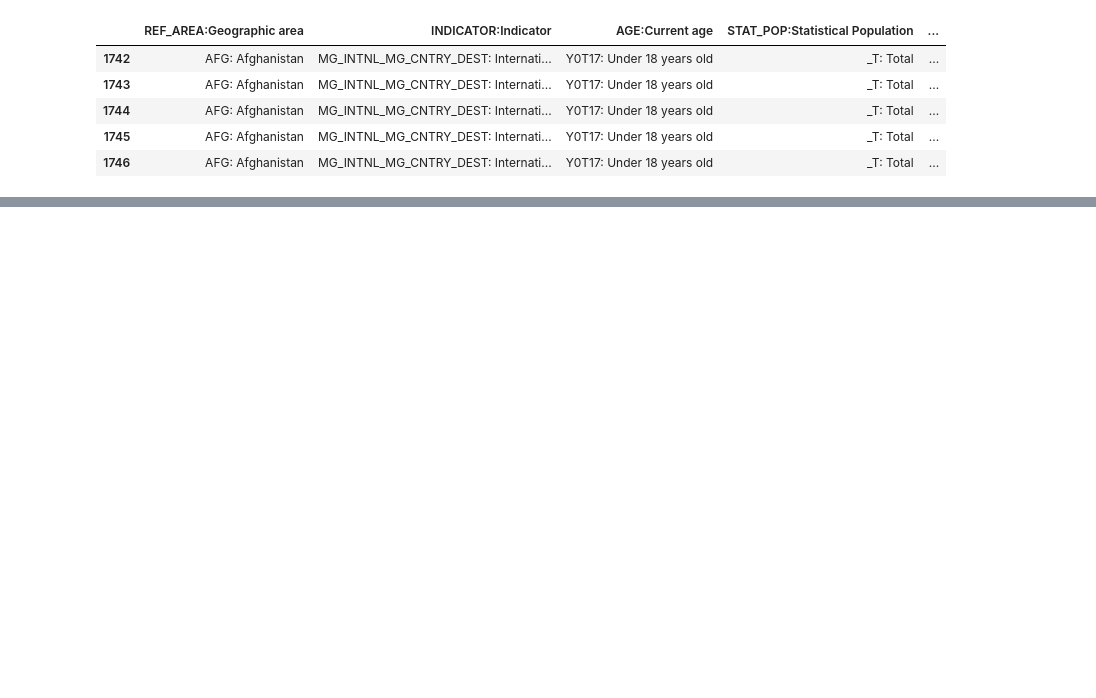
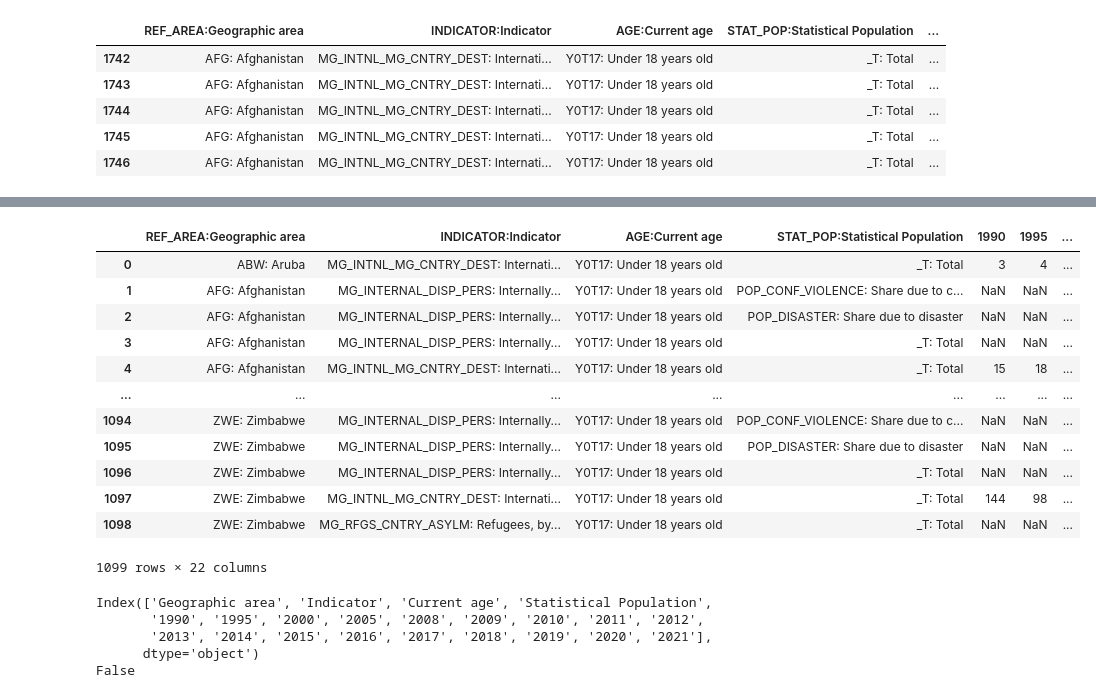
Before and after one commit to monicaclaros/WW_Migration, a Jupyter notebook: WW_Migration.ipynb, the cells around one changed output, grey strips where cells are left out. Drawn from its saved outputs; the diff is of its cells as text; code cells hidden in the pictures; blank space fills up the shorter version.

```diff
--- a/WW_Migration.ipynb
+++ b/WW_Migration.ipynb
@@ -187,0 +141,37 @@ df_filtered.to_csv('predict_migration.csv', index=False)
+# %%
+# Cargar el DataFrame pivotado
+df3 = pd.read_csv('predict_migration.csv')  # archivo CSV
+df3
+# %% [output]
+|  | REF_AREA:Geographic area | INDICATOR:Indicator | AGE:Current age | STAT_POP:Statistical Population | 1990 | 1995 | ... |
+| 0 | ABW: Aruba | MG_INTNL_MG_CNTRY_DEST: Internati... | Y0T17: Under 18 years old | _T: Total | 3 | 4 | ... |
+| 1 | AFG: Afghanistan | MG_INTERNAL_DISP_PERS: Internally... | Y0T17: Under 18 years old | POP_CONF_VIOLENCE: Share due to c... | NaN | NaN | ... |
+| 2 | AFG: Afghanistan | MG_INTERNAL_DISP_PERS: Internally... | Y0T17: Under 18 years old | POP_DISASTER: Share due to disaster | NaN | NaN | ... |
+| 3 | AFG: Afghanistan | MG_INTERNAL_DISP_PERS: Internally... | Y0T17: Under 18 years old | _T: Total | NaN | NaN | ... |
+| 4 | AFG: Afghanistan | MG_INTNL_MG_CNTRY_DEST: Internati... | Y0T17: Under 18 years old | _T: Total | 15 | 18 | ... |
+| ... | ... | ... | ... | ... | ... | ... | ... |
+| 1094 | ZWE: Zimbabwe | MG_INTERNAL_DISP_PERS: Internally... | Y0T17: Under 18 years old | POP_CONF_VIOLENCE: Share due to c... | NaN | NaN | ... |
+| 1095 | ZWE: Zimbabwe | MG_INTERNAL_DISP_PERS: Internally... | Y0T17: Under 18 years old | POP_DISASTER: Share due to disaster | NaN | NaN | ... |
+| 1096 | ZWE: Zimbabwe | MG_INTERNAL_DISP_PERS: Internally... | Y0T17: Under 18 years old | _T: Total | NaN | NaN | ... |
+| 1097 | ZWE: Zimbabwe | MG_INTNL_MG_CNTRY_DEST: Internati... | Y0T17: Under 18 years old | _T: Total | 144 | 98 | ... |
+| 1098 | ZWE: Zimbabwe | MG_RFGS_CNTRY_ASYLM: Refugees, by... | Y0T17: Under 18 years old | _T: Total | NaN | NaN | ... |
+1099 rows × 22 columns
+# %%
+# Paso 1: Limpiar los encabezados
+df3.columns = df3.columns.str.split(':').str[-1].str.strip()
+
+# Verificar las columnas presentes en el DataFrame
+print(df3.columns)
+
+# Paso 2: Asignar nuevos nombres a las columnas de años
+columnas_anio = list(range(1990, 2022))
+nuevas_columnas = ['REF_AREA', 'INDICATOR', 'AGE', 'STAT_POP'] + columnas_anio[:len(df3.columns) - 4]
+
+# Verificar si las columnas en nuevas_columnas existen en el DataFrame
+print(set(nuevas_columnas).issubset(df3.columns))
+# %% [output]
+Index(['Geographic area', 'Indicator', 'Current age', 'Statistical Population',
+       '1990', '1995', '2000', '2005', '2008', '2009', '2010', '2011', '2012',
+       '2013', '2014', '2015', '2016', '2017', '2018', '2019', '2020', '2021'],
+      dtype='object')
+False
```
Also changed, not shown: parts of 10 cells of this notebook, 5 other files.
